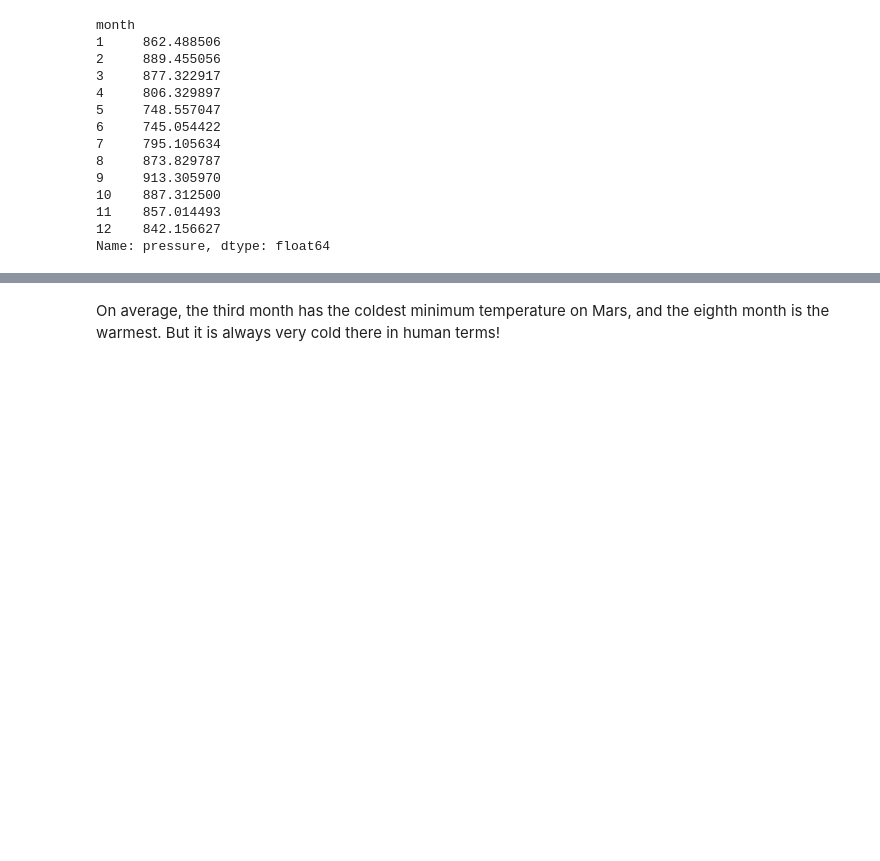
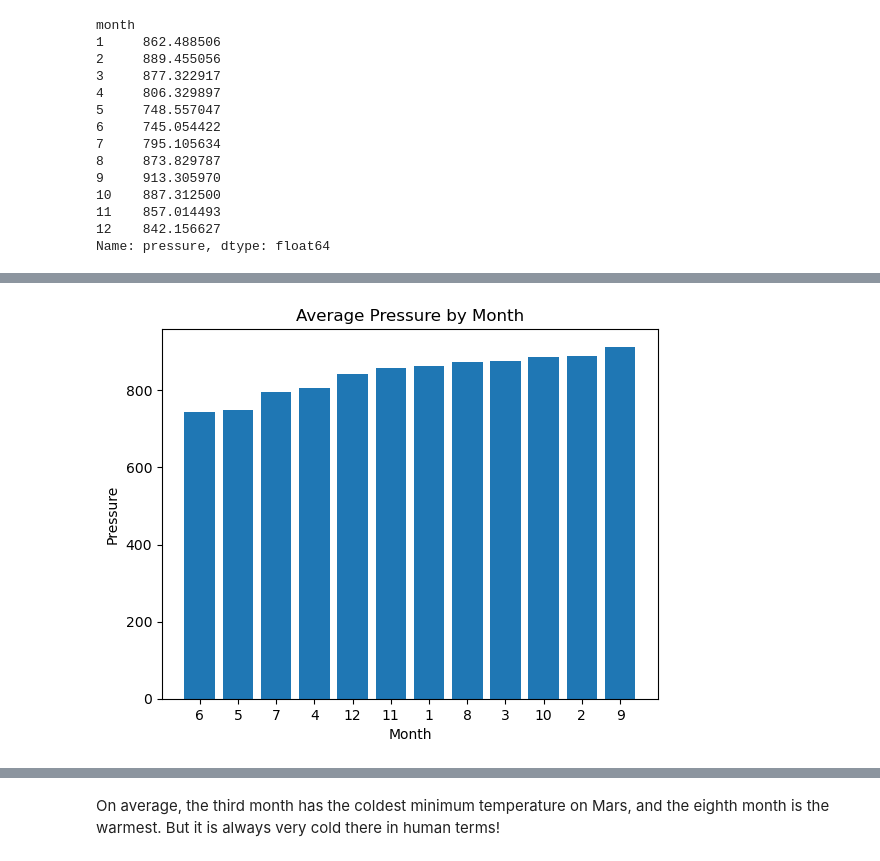
Before and after one commit to Kentroth/web_scraping_challenge, a Jupyter notebook: part_2_mars_weather.ipynb, the cells around one changed output, grey strips where cells are left out. Saved outputs shown, nothing was run; the diff lists cells and outputs as text; code cells hidden in the pictures; blank space fills up the shorter version.

```diff
--- a/part_2_mars_weather.ipynb
+++ b/part_2_mars_weather.ipynb
@@ -182,5 +228,7 @@ Name: min_temp, dtype: float64
 # %%
 # 4. Average pressure by Martian month
+average_pressure=df.groupby('month')['pressure'].mean()
+average_pressure
 # %% [output]
 month
 1     862.488506
@@ -206,0 +247,21 @@ Name: pressure, dtype: float64
+# %%
+# Plot the average pressure by month
+
+# Sort average_pressure by values in ascending order
+average_pressure_sorted = average_pressure.sort_values()
+
+# Create a bar plot for average pressure grouped by month
+plt.bar(range(len(average_pressure_sorted)), average_pressure_sorted)
+
+# Set x-axis ticks to display months in the order of lowest to highest pressure
+plt.xticks(range(len(average_pressure_sorted)), average_pressure_sorted.index)
+
+# Set labels and title
+plt.xlabel("Month")
+plt.ylabel("Pressure")
+plt.title('Average Pressure by Month')
+
+# Display the plot
+plt.show()
+# %% [output]
+[figure, added]
```
Also changed, not shown: parts of 21 cells of this notebook, 1 other file.
